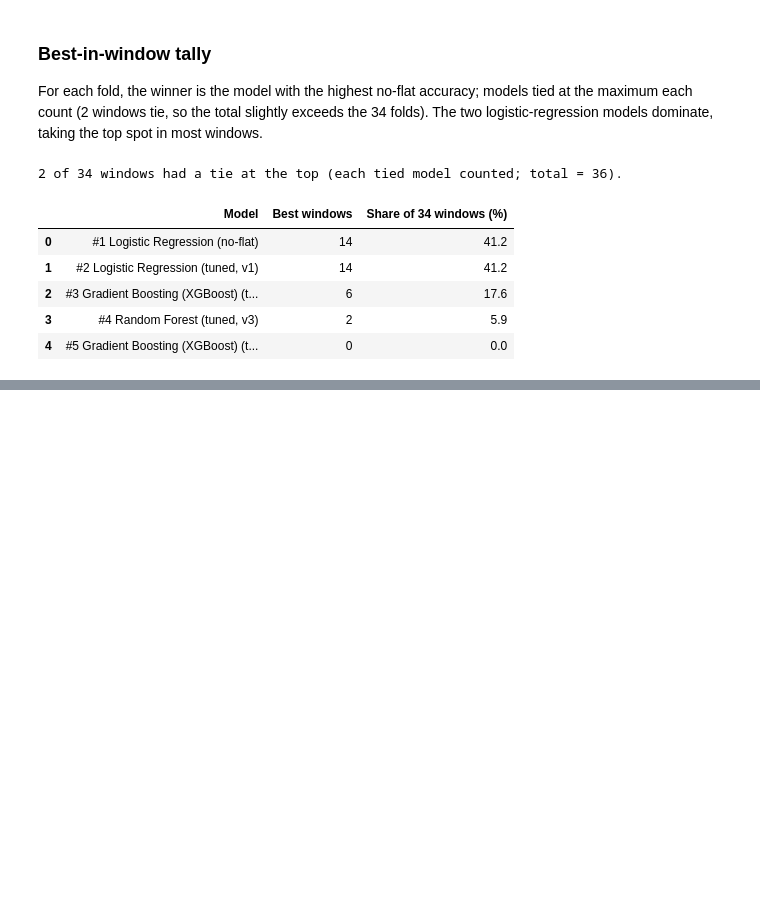
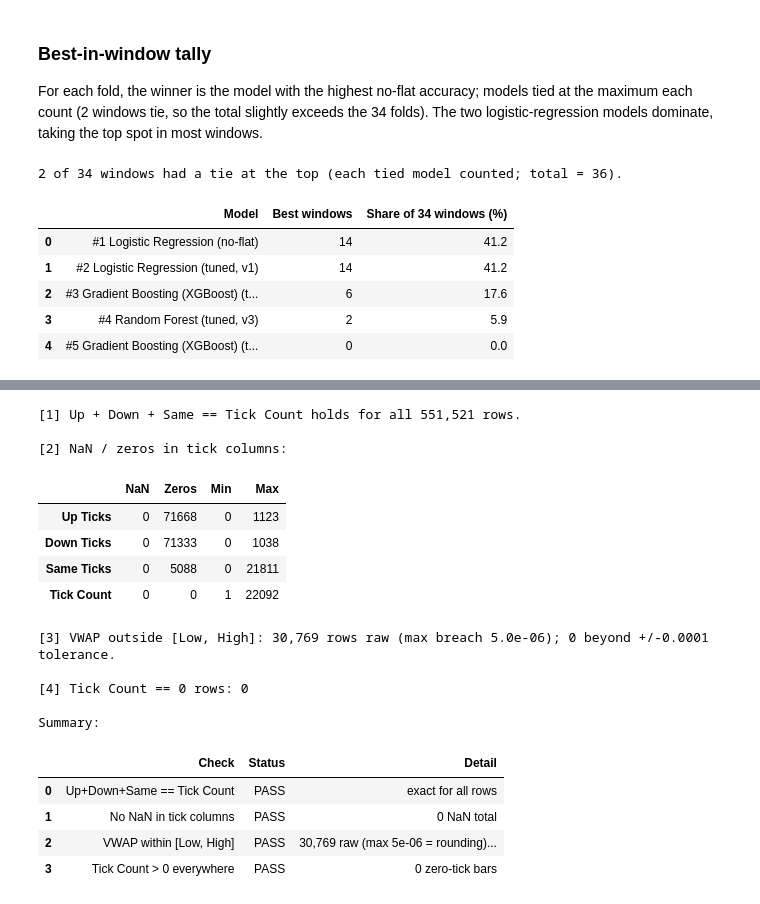
Before and after one commit to no-322/futures-prediction, a Jupyter notebook: notebooks/eda.ipynb, the cells around one changed output, grey strips where cells are left out. Cells and saved outputs as stored; diff of their text form; code cells hidden in the pictures; blank space fills up the shorter version.

```diff
--- a/notebooks/eda.ipynb
+++ b/notebooks/eda.ipynb
@@ -296,0 +305,74 @@ display(tally)
+# %%
+# Microstructure column sanity — verify tick-flow and VWAP integrity before trusting them.
+tick_cols = ['Up Ticks', 'Down Ticks', 'Same Ticks', 'Tick Count']
+
+# 1. Identity: Up + Down + Same == Tick Count (if not, by how much does it vary?)
+tick_sum   = df['Up Ticks'] + df['Down Ticks'] + df['Same Ticks']
+ident_diff = df['Tick Count'] - tick_sum
+n_mismatch = int((ident_diff != 0).sum())
+if n_mismatch:
+    print(f"[1] Identity FAILS on {n_mismatch:,} rows. (Tick Count - sum) varies by:")
+    display(ident_diff[ident_diff != 0].describe())
+    print("    most common diffs:",
+          ident_diff[ident_diff != 0].value_counts().head().to_dict())
+else:
+    print(f"[1] Up + Down + Same == Tick Count holds for all {len(df):,} rows.")
+
+# 2. NaN / zeros in the four tick columns
+nan_zero = pd.DataFrame({
+    'NaN':   df[tick_cols].isna().sum(),
+    'Zeros': (df[tick_cols] == 0).sum(),
+    'Min':   df[tick_cols].min(),
+    'Max':   df[tick_cols].max(),
+})
+print("\n[2] NaN / zeros in tick columns:")
+display(nan_zero)
+
+# 3. VWAP within [Low, High]. Prices move in 1/64 ticks (~0.0156); compare with a
+#    sub-tick tolerance because VWAP is stored to 5 decimals while Low/High are exact.
+below = df['VWAP'] < df['Low']
+above = df['VWAP'] > df['High']
+raw_out = int((below | above).sum())
+breach = pd.concat([(df['Low'] - df['VWAP'])[below], (df['VWAP'] - df['High'])[above]])
+max_breach = float(breach.max()) if len(breach) else 0.0
+TOL = 1e-4  # < half a 1/64 tick → anything within this is pure float rounding
+real_out = int(((df['VWAP'] < df['Low'] - TOL) | (df['VWAP'] > df['High'] + TOL)).sum())
+print(f"\n[3] VWAP outside [Low, High]: {raw_out:,} rows raw "
+      f"(max breach {max_breach:.1e}); {real_out:,} beyond +/-{TOL:g} tolerance.")
+
+# 4. Tick Count == 0 anywhere?
+n_tc0 = int((df['Tick Count'] == 0).sum())
+print(f"\n[4] Tick Count == 0 rows: {n_tc0:,}")
+
+# Summary of all checks
+checks = pd.DataFrame([
+    ('Up+Down+Same == Tick Count', 'PASS' if n_mismatch == 0 else 'FLAG',
+     'exact for all rows' if n_mismatch == 0 else f'{n_mismatch:,} mismatched rows'),
+    ('No NaN in tick columns', 'PASS' if int(df[tick_cols].isna().sum().sum()) == 0 else 'FLAG',
+     f"{int(df[tick_cols].isna().sum().sum()):,} NaN total"),
+    ('VWAP within [Low, High]', 'PASS' if real_out == 0 else 'FLAG',
+     f'{raw_out:,} raw (max {max_breach:.0e} = rounding), {real_out:,} real'),
+    ('Tick Count > 0 everywhere', 'PASS' if n_tc0 == 0 else 'FLAG',
+     f'{n_tc0:,} zero-tick bars'),
+], columns=['Check', 'Status', 'Detail'])
+print("\nSummary:")
+display(checks)
+# %% [output]
+[1] Up + Down + Same == Tick Count holds for all 551,521 rows.
+
+[2] NaN / zeros in tick columns:
+|  | NaN | Zeros | Min | Max |
+| Up Ticks | 0 | 71668 | 0 | 1123 |
+| Down Ticks | 0 | 71333 | 0 | 1038 |
+| Same Ticks | 0 | 5088 | 0 | 21811 |
+| Tick Count | 0 | 0 | 1 | 22092 |
+[3] VWAP outside [Low, High]: 30,769 rows raw (max breach 5.0e-06); 0 beyond +/-0.0001 tolerance.
+
+[4] Tick Count == 0 rows: 0
+
+Summary:
+|  | Check | Status | Detail |
+| 0 | Up+Down+Same == Tick Count | PASS | exact for all rows |
+| 1 | No NaN in tick columns | PASS | 0 NaN total |
+| 2 | VWAP within [Low, High] | PASS | 30,769 raw (max 5e-06 = rounding)... |
+| 3 | Tick Count > 0 everywhere | PASS | 0 zero-tick bars |
```
Also changed, not shown: parts of 3 cells of this notebook, 21 other files.
